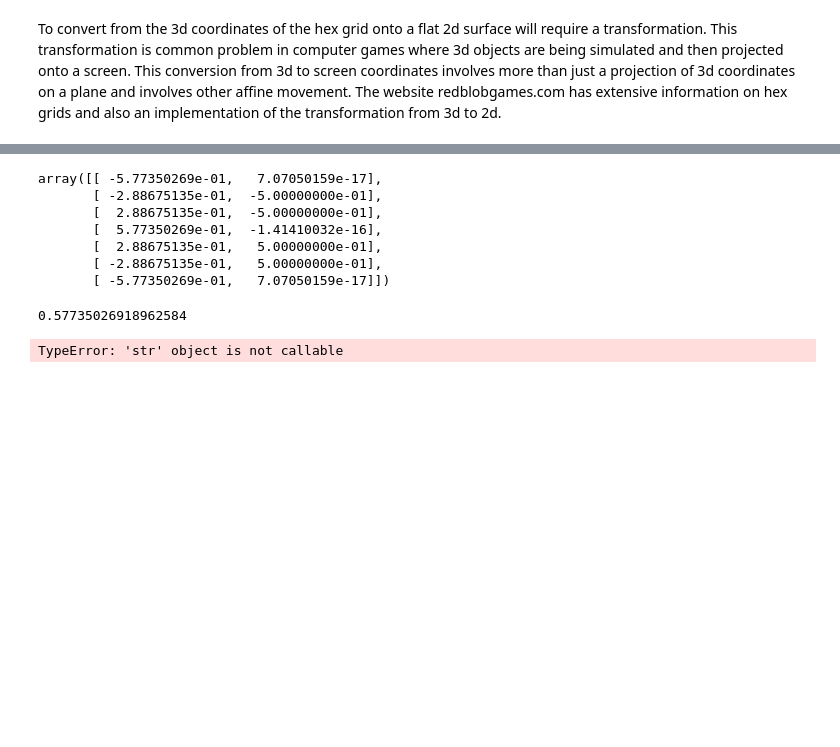
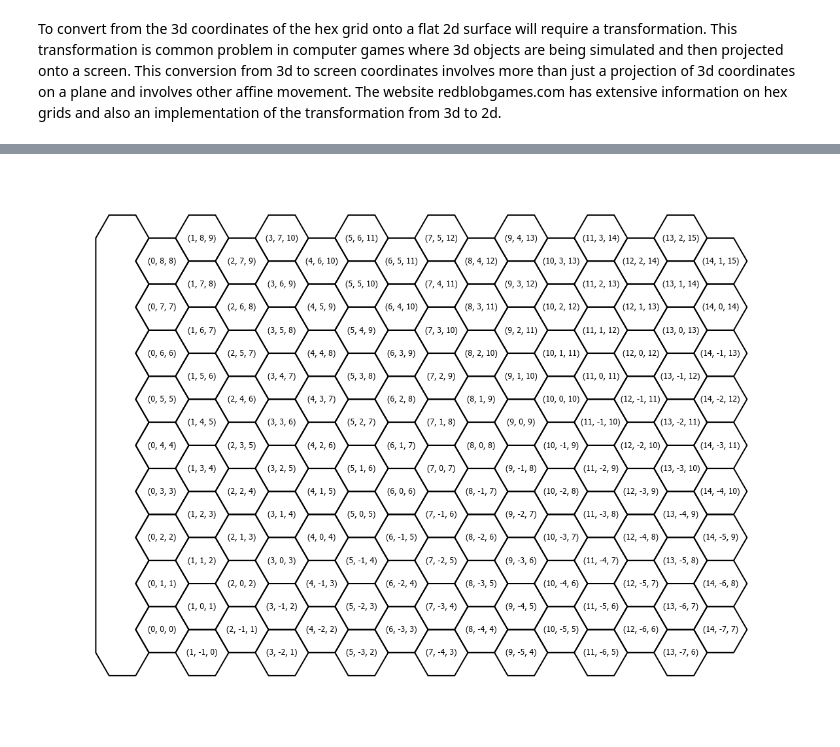
Before and after one commit to cardboardai/boardgame-bookie, a Jupyter notebook: boardgames/seafall/Hex Map.ipynb, the cells around one changed output, grey strips where cells are left out. Cells and saved outputs as stored; diff of their text form; code cells hidden in the pictures; blank space fills up the shorter version.

```diff
--- a/boardgames/seafall/Hex Map.ipynb
+++ b/boardgames/seafall/Hex Map.ipynb
@@ -545,19 +321,5 @@ x = test_patch.get_verts()
-# %%
-x
-# %% [output]
-array([[ -5.77350269e-01,   7.07050159e-17],
-       [ -2.88675135e-01,  -5.00000000e-01],
-       [  2.88675135e-01,  -5.00000000e-01],
-       [  5.77350269e-01,  -1.41410032e-16],
-       [  2.88675135e-01,   5.00000000e-01],
-       [ -2.88675135e-01,   5.00000000e-01],
-       [ -5.77350269e-01,   7.07050159e-17]])
-# %%
-x[0][0]
-1/numpy.sqrt(3.0)
-# %% [output]
-0.57735026918962584
-# %%
-hexgrid_row0 = [i for i in smap.hexgrid_keys if isrow0(i)]
-# %% [output]
-TypeError: 'str' object is not callable
+# %%
+smap.seafall_plot_coords()
+smap.seafall_plot_save("test")
+# %% [output]
+[figure, added]
```
Also changed, not shown: parts of 17 cells of this notebook, 2 other files.
